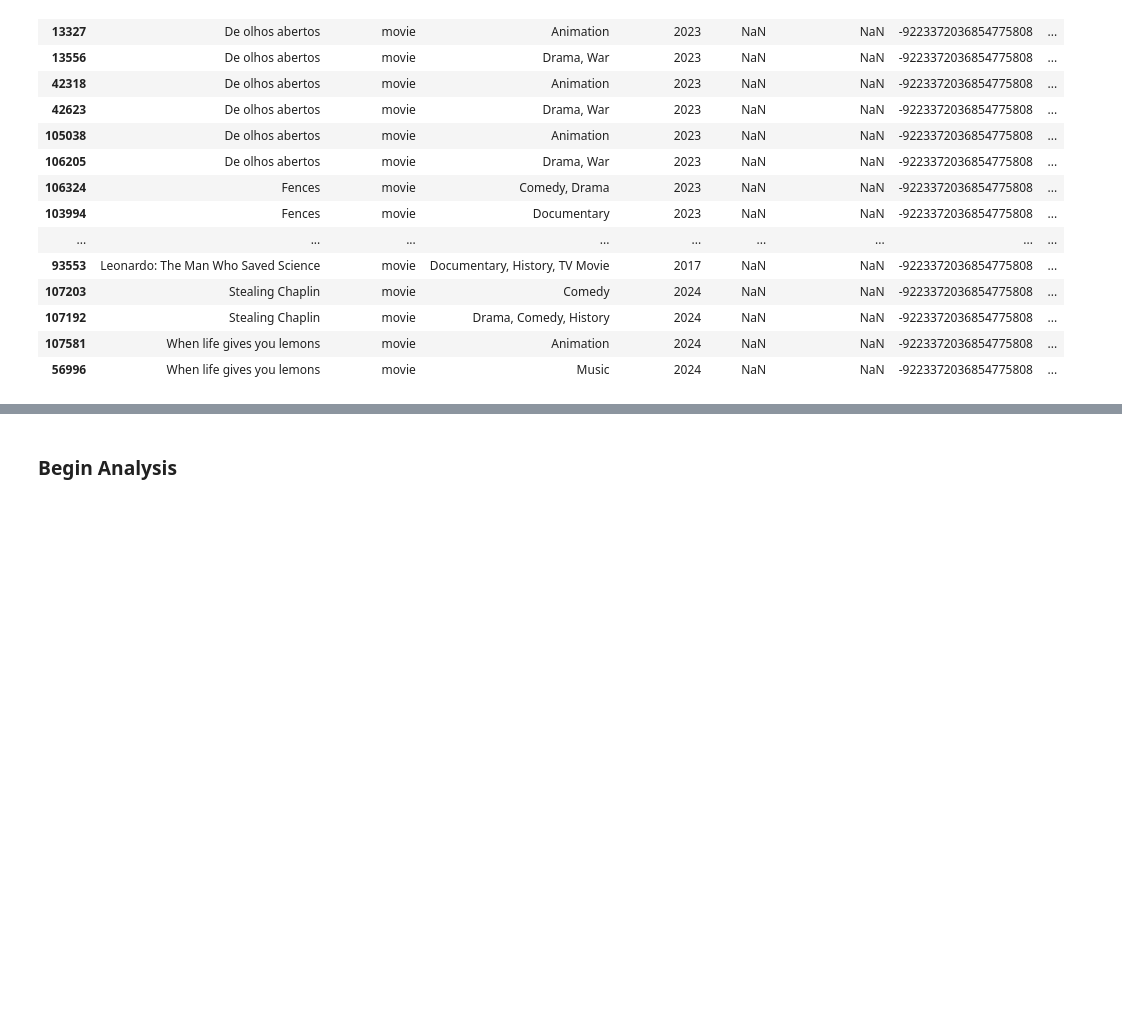
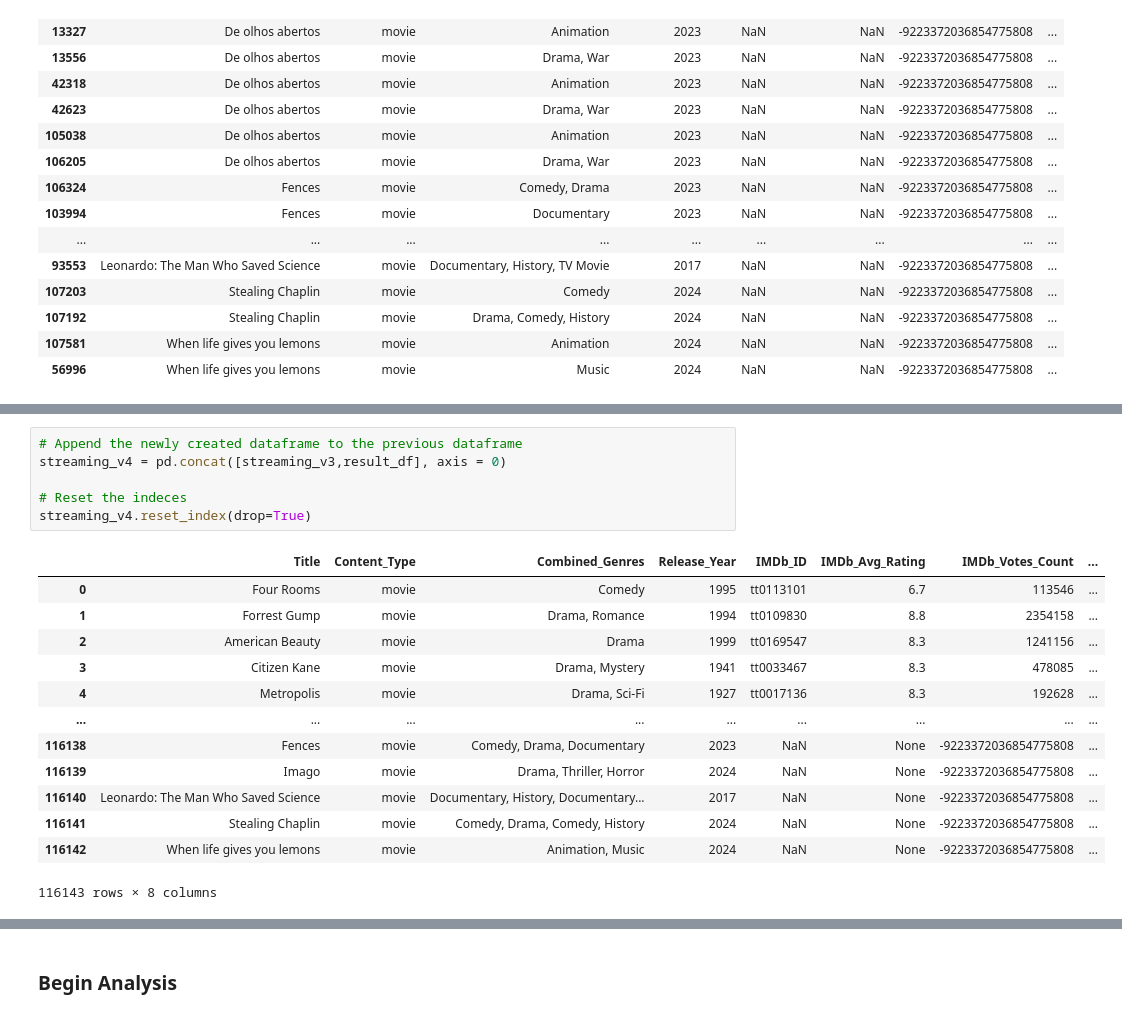
Before and after one commit to rkynhoff/Streaming_Service_Comparisons, a Jupyter notebook: STRM_SERV_COMP_V2.ipynb, the cells around one changed output, grey strips where cells are left out. Saved outputs shown, nothing was run; the diff lists cells and outputs as text; blank space fills up the shorter version.

```diff
--- a/STRM_SERV_COMP_V2.ipynb
+++ b/STRM_SERV_COMP_V2.ipynb
@@ -365,0 +391,20 @@ streaming_v4[streaming_v4["Title"] == "The Final Ride"]
+# %%
+# Append the newly created dataframe to the previous dataframe
+streaming_v4 = pd.concat([streaming_v3,result_df], axis = 0)
+
+# Reset the indeces
+streaming_v4.reset_index(drop=True)
+# %% [output]
+|  | Title | Content_Type | Combined_Genres | Release_Year | IMDb_ID | IMDb_Avg_Rating | IMDb_Votes_Count | ... |
+| 0 | Four Rooms | movie | Comedy | 1995 | tt0113101 | 6.7 | 113546 | ... |
+| 1 | Forrest Gump | movie | Drama, Romance | 1994 | tt0109830 | 8.8 | 2354158 | ... |
+| 2 | American Beauty | movie | Drama | 1999 | tt0169547 | 8.3 | 1241156 | ... |
+| 3 | Citizen Kane | movie | Drama, Mystery | 1941 | tt0033467 | 8.3 | 478085 | ... |
+| 4 | Metropolis | movie | Drama, Sci-Fi | 1927 | tt0017136 | 8.3 | 192628 | ... |
+| ... | ... | ... | ... | ... | ... | ... | ... | ... |
+| 116138 | Fences | movie | Comedy, Drama, Documentary | 2023 | NaN | None | -9223372036854775808 | ... |
+| 116139 | Imago | movie | Drama, Thriller, Horror | 2024 | NaN | None | -9223372036854775808 | ... |
+| 116140 | Leonardo: The Man Who Saved Science | movie | Documentary, History, Documentary... | 2017 | NaN | None | -9223372036854775808 | ... |
+| 116141 | Stealing Chaplin | movie | Comedy, Drama, Comedy, History | 2024 | NaN | None | -9223372036854775808 | ... |
+| 116142 | When life gives you lemons | movie | Animation, Music | 2024 | NaN | None | -9223372036854775808 | ... |
+116143 rows × 8 columns
```
Also changed, not shown: parts of 22 cells of this notebook.
